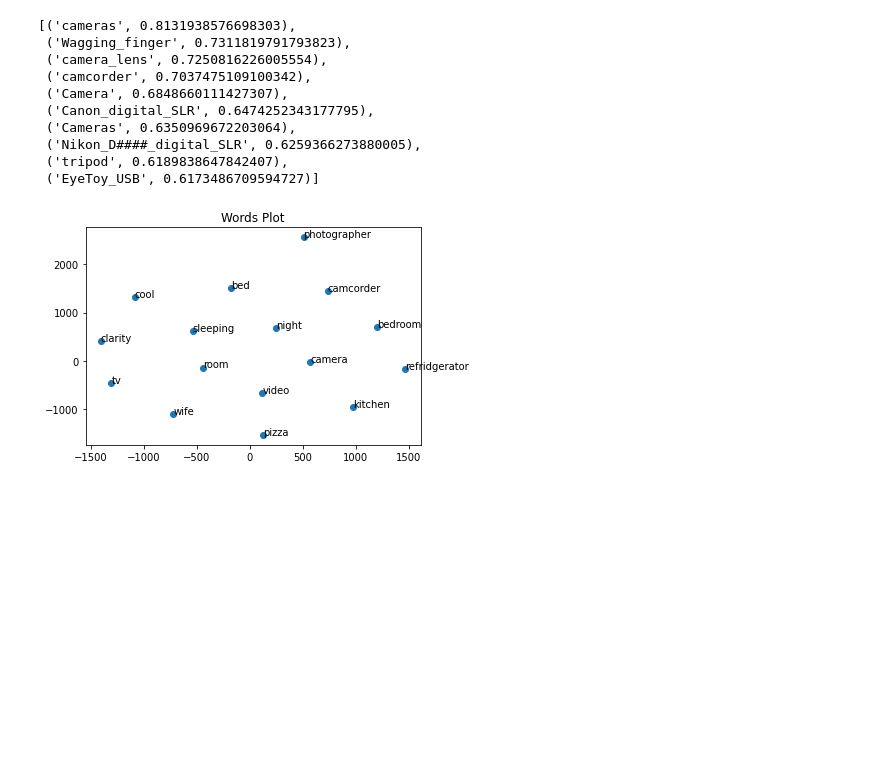
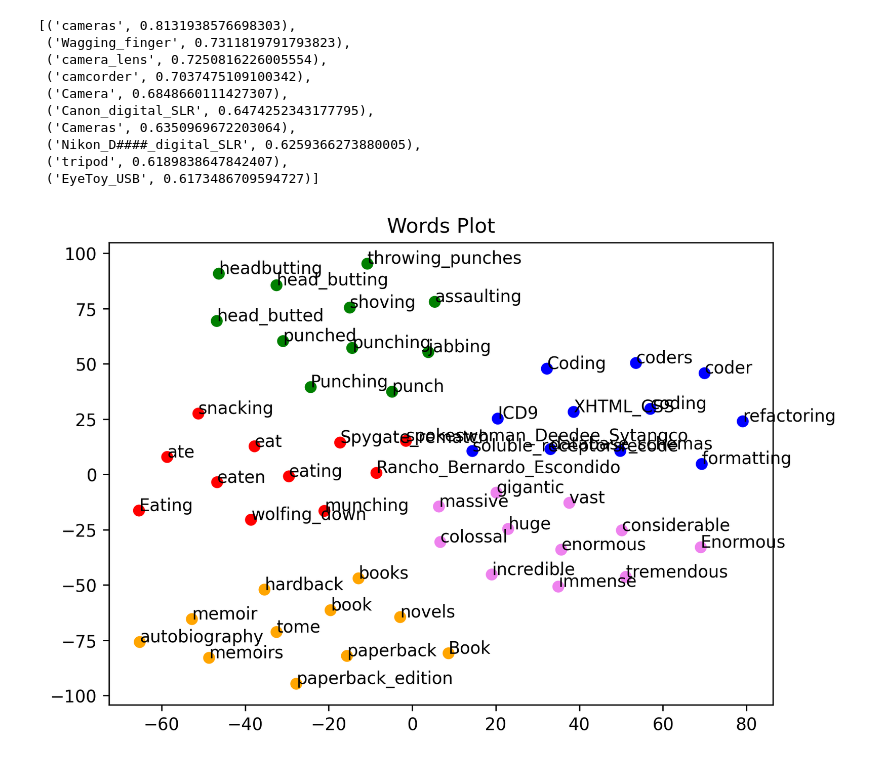
Before and after one commit to arjunth2001/word2vec, a Jupyter notebook: gensim.ipynb, the cells around one changed output. Cells and saved outputs as stored; diff of their text form; code cells hidden in the pictures; blank space fills up the shorter version.

```diff
--- a/gensim.ipynb
+++ b/gensim.ipynb
@@ -26,15 +24,28 @@ X=[model[w] for w in test_words]
+# %%
+test_words= ["eating","punching","coding","enormous","book"]
+X=[]
+labels=[]
+# %%
+for w in tqdm(test_words):
+    sorted_words= model.most_similar(w,topn=10)
+    X.append(model[w])
+    labels.append(w)
+    for s in sorted_words:
+        X.append(model[s[0]])
+        labels.append(s[0])
 # %%
 X = TSNE(n_components=2).fit_transform(X)
 # %%
 y = [i[1] for i in X]
 x = [i[0] for i in X]
 # %%
-plt.figure(facecolor="white")
-plt.scatter(x,y)
+plt.figure(facecolor="white",figsize=(7,5),dpi=300)
+color= ["red"]*11 +["green"]*11+ ["blue"]*11+ ["violet"]*11 + ["orange"]*11
+plt.scatter(x,y,c=color)
+for i,label in enumerate(labels):
+    plt.annotate(label,(x[i],y[i]))
 plt.title("Words Plot")
-for i, label in enumerate(test_words):
-    plt.annotate(label, (x[i], y[i]))
-plt.savefig("images/gensim.png",dpi=300)
+plt.savefig("./images/gensim.png",dpi=300)
 plt.show()
 # %% [output]
-[figure, old version]
+[figure, new version]
```
Also changed, not shown: parts of 2 cells of this notebook, 6 other files.
